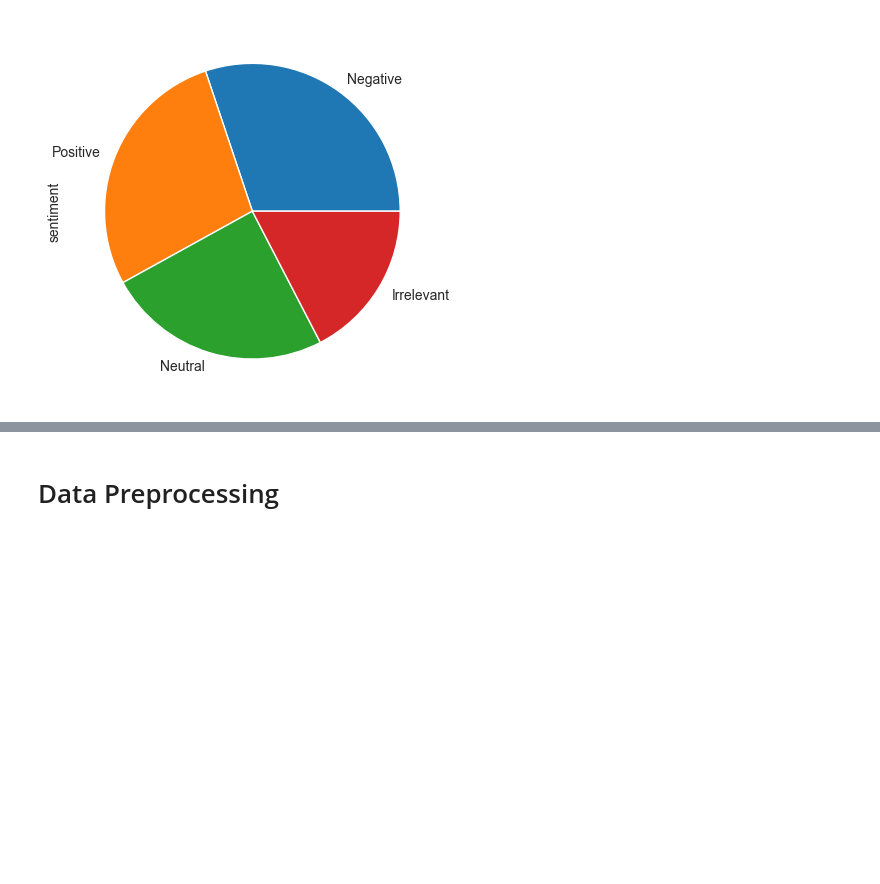
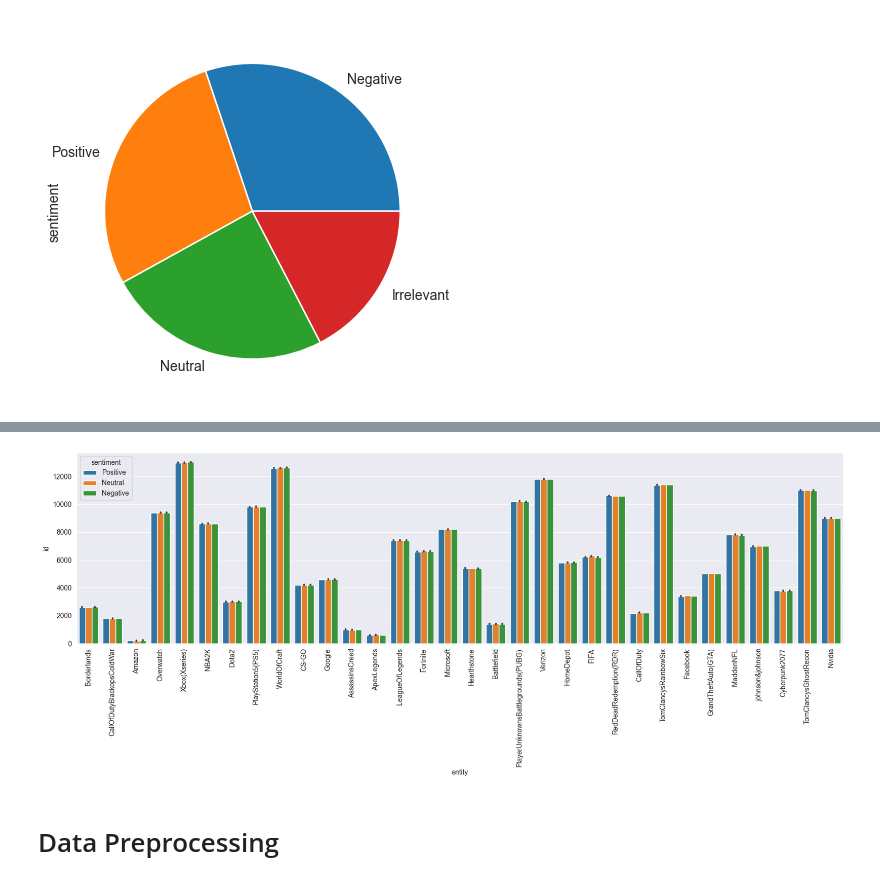
Before and after one commit to MiguelWO/sentiment-analysis, a Jupyter notebook: twitter.ipynb, the cells around one changed output, grey strips where cells are left out. Drawn from its saved outputs; the diff is of its cells as text; code cells hidden in the pictures; blank space fills up the shorter version.

```diff
--- a/twitter.ipynb
+++ b/twitter.ipynb
@@ -95,3 +103,14 @@ df['sentiment'].value_counts().plot(kind='pie')
+# %%
+# Drop the text_length column
+df.drop('text_length', axis=1, inplace=True)
+# %%
+# Plotting the number of messages for each entity
+plt.figure(figsize=(20, 5))
+sns.barplot(x= 'entity', y= 'id', hue= 'sentiment', data= df)
+plt.xticks(rotation=90)
+plt.show()
+# %% [output]
+[figure, added]
 # %% [markdown]
 # Data Preprocessing
 # %%
```
Also changed, not shown: parts of 33 cells of this notebook.
